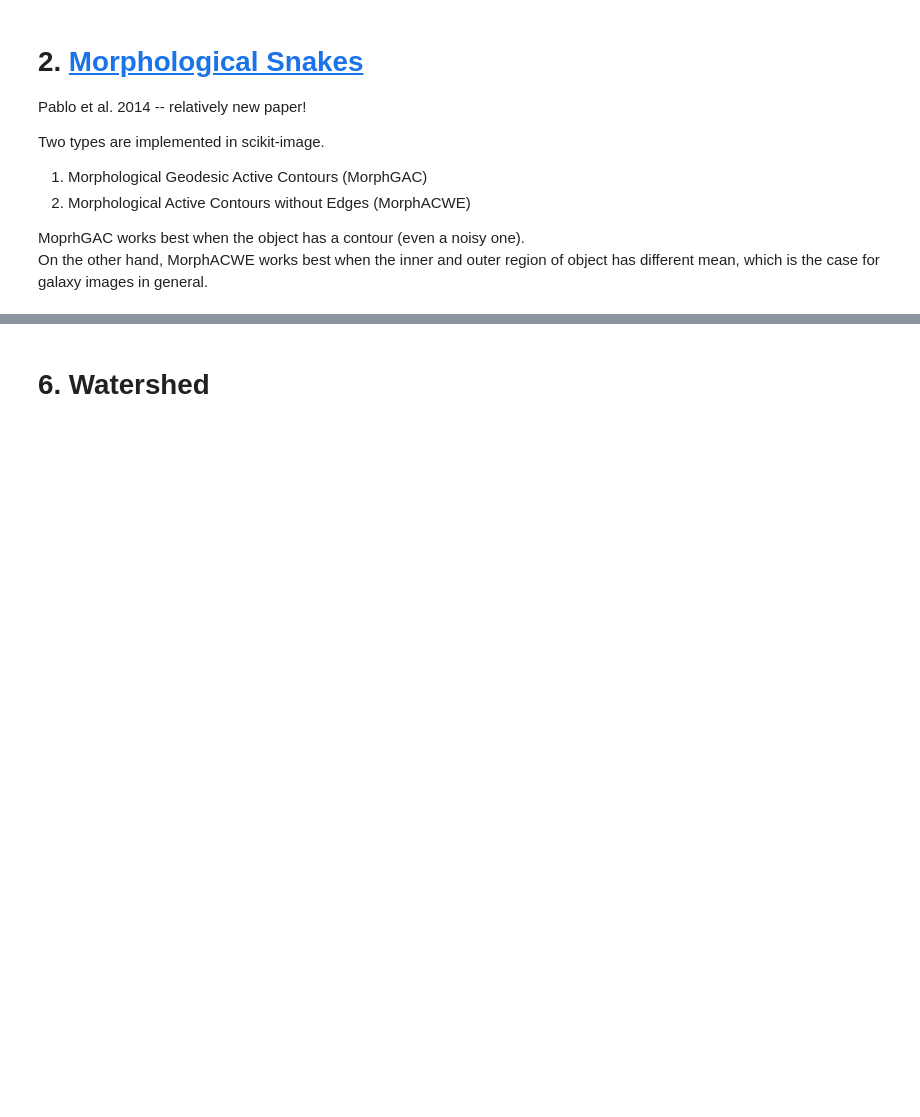
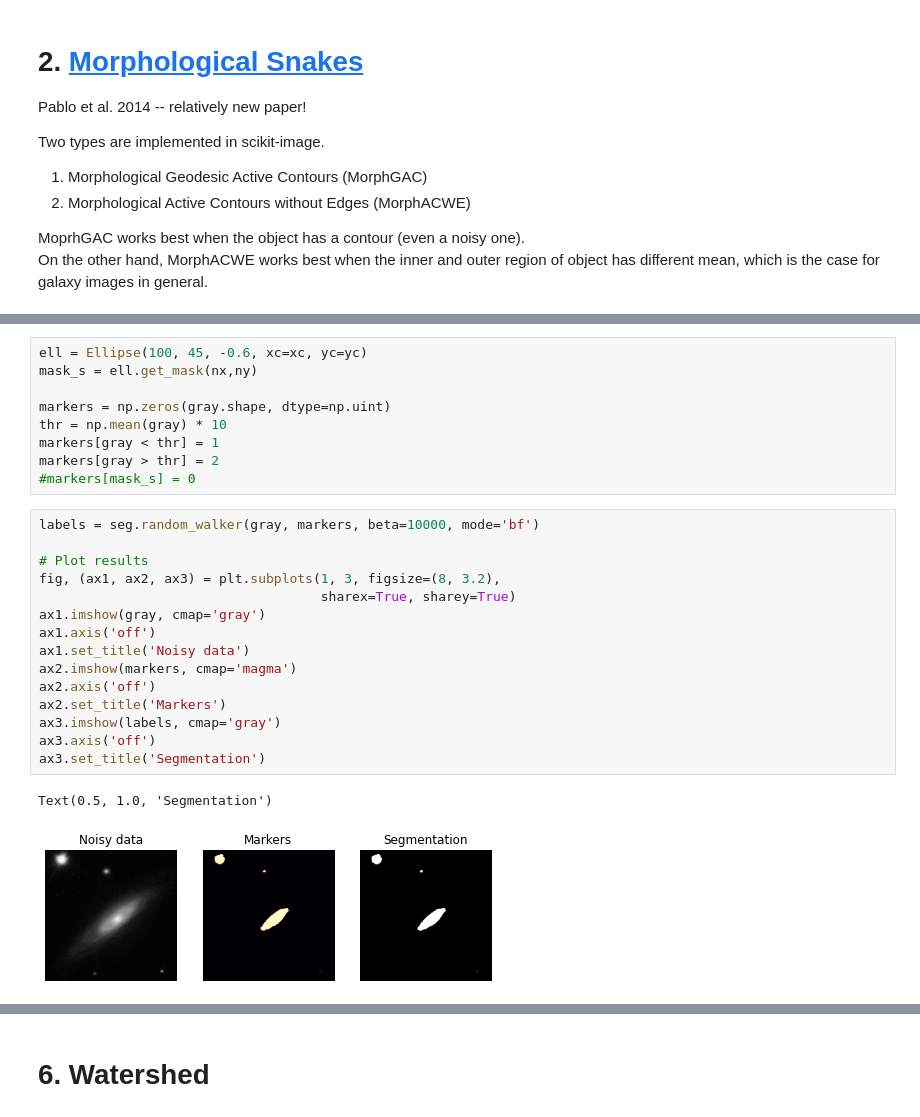
Before and after one commit to Hoseung/astroBF, a Jupyter notebook: notebooks/Galaxy test case.ipynb, the cells around one changed output, grey strips where cells are left out. Cells and saved outputs as stored; diff of their text form; blank space fills up the shorter version.

```diff
--- a/notebooks/Galaxy test case.ipynb
+++ b/notebooks/Galaxy test case.ipynb
@@ -286,0 +328,27 @@ plt.show()
+# %%
+ell = Ellipse(100, 45, -0.6, xc=xc, yc=yc)
+mask_s = ell.get_mask(nx,ny)
+
+markers = np.zeros(gray.shape, dtype=np.uint)
+thr = np.mean(gray) * 10
+markers[gray < thr] = 1
+markers[gray > thr] = 2
+#markers[mask_s] = 0
+# %%
+labels = seg.random_walker(gray, markers, beta=10000, mode='bf')
+
+# Plot results
+fig, (ax1, ax2, ax3) = plt.subplots(1, 3, figsize=(8, 3.2),
+                                    sharex=True, sharey=True)
+ax1.imshow(gray, cmap='gray')
+ax1.axis('off')
+ax1.set_title('Noisy data')
+ax2.imshow(markers, cmap='magma')
+ax2.axis('off')
+ax2.set_title('Markers')
+ax3.imshow(labels, cmap='gray')
+ax3.axis('off')
+ax3.set_title('Segmentation')
+# %% [output]
+Text(0.5, 1.0, 'Segmentation')
+[figure, added]
```
Also changed, not shown: parts of 23 cells of this notebook.
